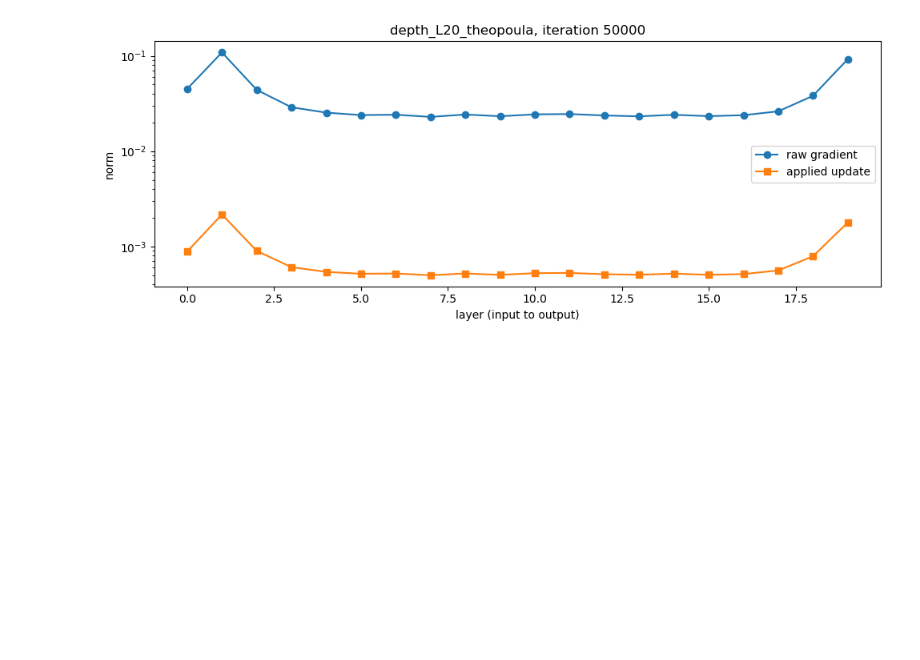
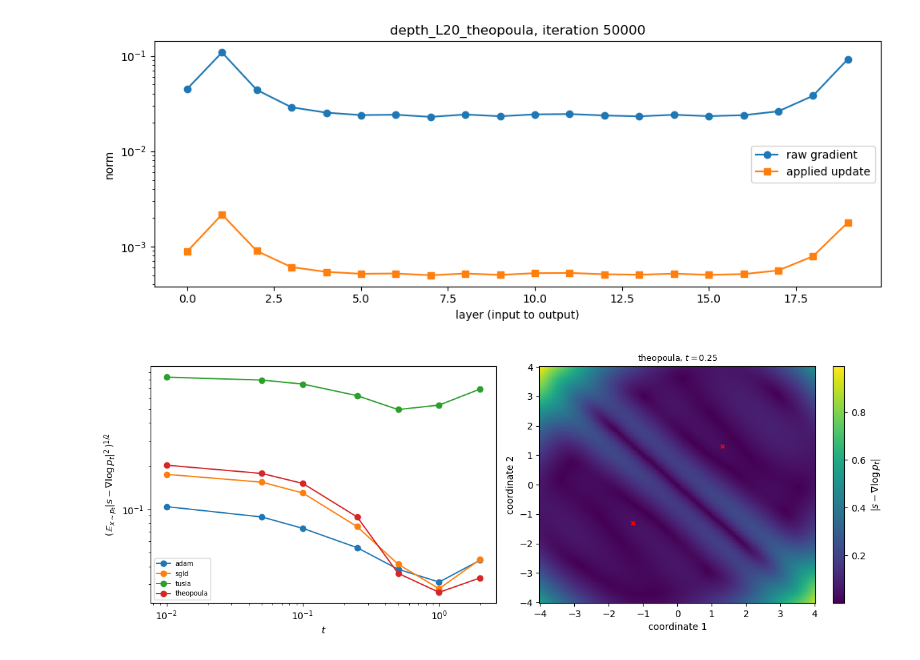
Before and after one commit to kylemcgillivray/Masters-Dissertation, a Jupyter notebook: display5.ipynb, the cells around one changed output. Saved outputs shown, nothing was run; the diff lists cells and outputs as text; code cells hidden in the pictures; blank space fills up the shorter version.

```diff
--- a/display5.ipynb
+++ b/display5.ipynb
@@ -730,3 +821,86 @@ else:
     print("available:", sorted(depth_runs))
 # %% [output]
 [figure]
+# %%
+# ============================================================
+# Score accuracy figure: |s(theta_hat, x, t) - grad log p_t(x)|
+# against the closed-form marginal score (eq:marginal_score_tanh),
+# from the saved nets in main_runs. No retraining.
+# ============================================================
+import torch
+
+EXAMPLE_H   = "ex3"          # ex2 also works (Gaussian target, network)
+TARGET_H    = "bimodal"
+TS_CURVE    = [0.01, 0.05, 0.1, 0.25, 0.5, 1.0, 2.0]   # = SCORE_TS
+T_HEAT      = 0.25           # representative t for the spatial panel
+OPT_HEAT    = "theopoula"    # net shown in the heatmap
+LIM, NG     = 4.0, 201       # heatmap window and grid resolution
+N_MC        = 20_000         # x_t ~ p_t draws per t for panel (a)
+SEED_PLOT   = 0
+
+device = fct.get_device()
+target = fct.make_target(TARGET_H, 2, MU, SIGMA_0)
+
+def marginal_score(x, t):
+    """Closed form, sigma_0 = 1 so v_t = 1 (eq:marginal_score_tanh)."""
+    m = np.exp(-t)
+    return -x + m * np.tanh(m * (x @ MU))[:, None] * MU[None, :]
+
+def net_from(rec):
+    net = fct.build_net(D, rec["config"]["arch"], rec["config"]["width"],
+                        rec["config"]["use_skip"]).to(device)
+    net.load_state_dict(rec["net_state"])
+    net.eval()
+    return net
+
+def net_score(net, x, t):
+    with torch.no_grad():
+        xt = torch.as_tensor(x, dtype=torch.float32, device=device)
+        tt = torch.full((len(x), 1), t, dtype=torch.float32, device=device)
+        return net(xt, tt).cpu().numpy()      # adjust if forward signature differs
+
+def rms_err(net, t, rng):
+    """sqrt( E_{x_t ~ p_t} |s - grad log p_t|^2 ), the eps_SN integrand."""
+    x0 = target["sample"](N_MC)
+    z  = rng.standard_normal((N_MC, D))
+    xt = np.exp(-t) * x0 + np.sqrt(1 - np.exp(-2 * t)) * z
+    d  = net_score(net, xt, t) - marginal_score(xt, t)
+    return float(np.sqrt(np.mean(np.sum(d ** 2, axis=1))))
+
+recs = {o: r_ for o in ["adam", "sgld", "tusla", "theopoula"]
+        for r_ in main_runs.values()
+        if r_["config"]["example"] == EXAMPLE_H
+        and r_["config"]["optimiser"] == o
+        and r_["config"]["seed"] == SEED_PLOT
+        and not r_.get("diverged", False)}
+
+fig, axes = plt.subplots(1, 2, figsize=(12, 4.5))
+
+# --- panel (a): RMS error vs t ------------------------------------------
+rng = np.random.default_rng(EVAL_SEED)
+for opt, rec in recs.items():
+    net = net_from(rec)
+    errs = [rms_err(net, t, rng) for t in TS_CURVE]
+    axes[0].plot(TS_CURVE, errs, marker="o", lw=1.4, label=opt)
+axes[0].set_xscale("log"); axes[0].set_yscale("log")
+axes[0].set_xlabel(r"$t$")
+axes[0].set_ylabel(r"$(\,\mathbb{E}_{x\sim p_t}|s-\nabla\log p_t|^2\,)^{1/2}$")
+axes[0].legend(fontsize=7)
+
+# --- panel (b): pointwise error heatmap at T_HEAT -----------------------
+g  = np.linspace(-LIM, LIM, NG)
+xx, yy = np.meshgrid(g, g)
+grid = np.column_stack([xx.ravel(), yy.ravel()])
+net  = net_from(recs[OPT_HEAT])
+err  = np.linalg.norm(net_score(net, grid, T_HEAT)
+                      - marginal_score(grid, T_HEAT), axis=1).reshape(NG, NG)
+im = axes[1].pcolormesh(g, g, err, shading="auto")
+fig.colorbar(im, ax=axes[1], label=r"$|s-\nabla\log p_t|$")
+axes[1].scatter([MU[0], -MU[0]], [MU[1], -MU[1]], c="r", s=15, marker="x")
+axes[1].set_xlabel("coordinate 1"); axes[1].set_ylabel("coordinate 2")
+axes[1].set_title(f"{OPT_HEAT}, $t={T_HEAT}$", fontsize=9)
+
+plt.tight_layout()
+savefig(f"score_accuracy_{EXAMPLE_H}")
+# %% [output]
+[figure, added]
```
Also changed, not shown: parts of 3 cells of this notebook, 10 other files.
